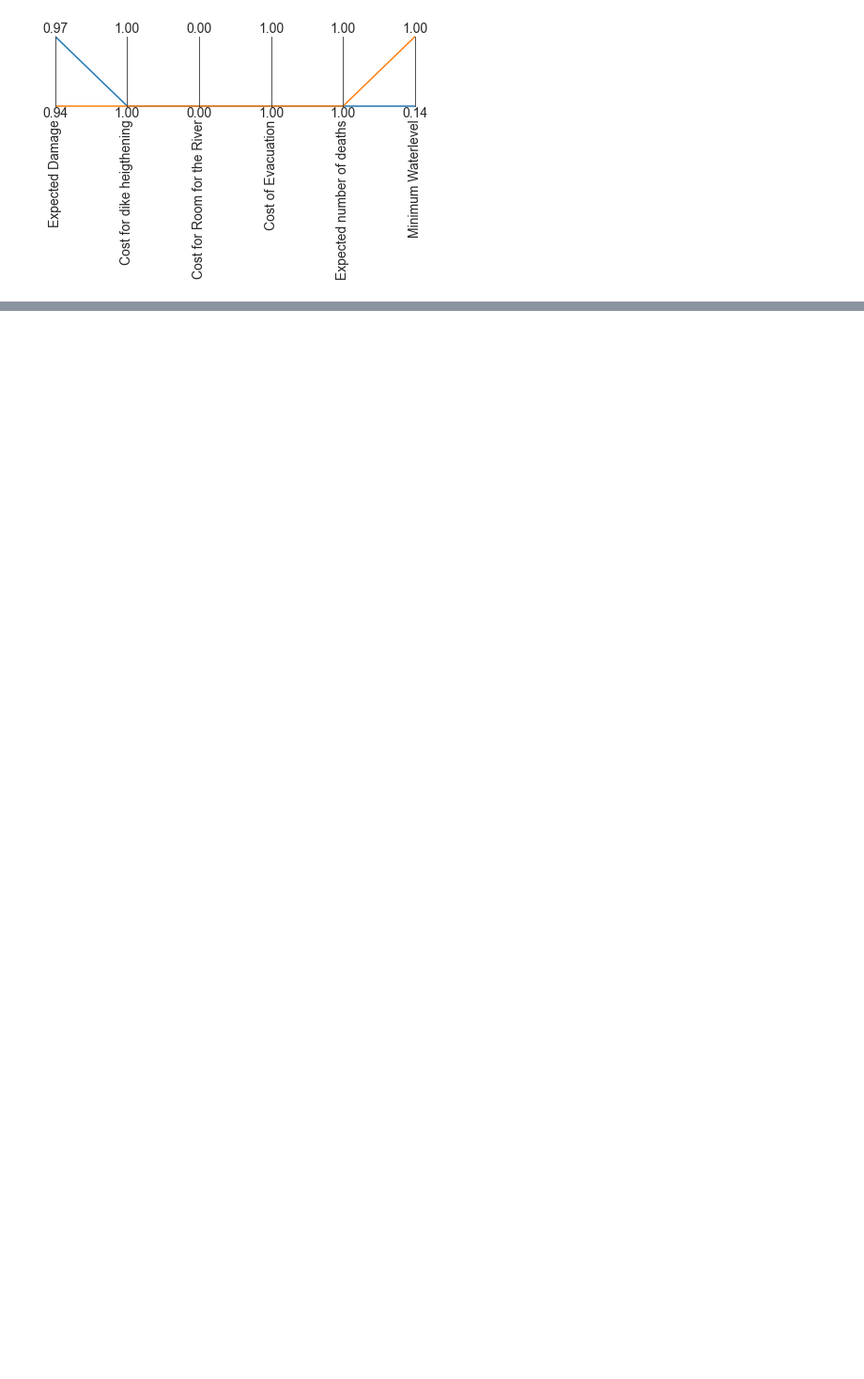
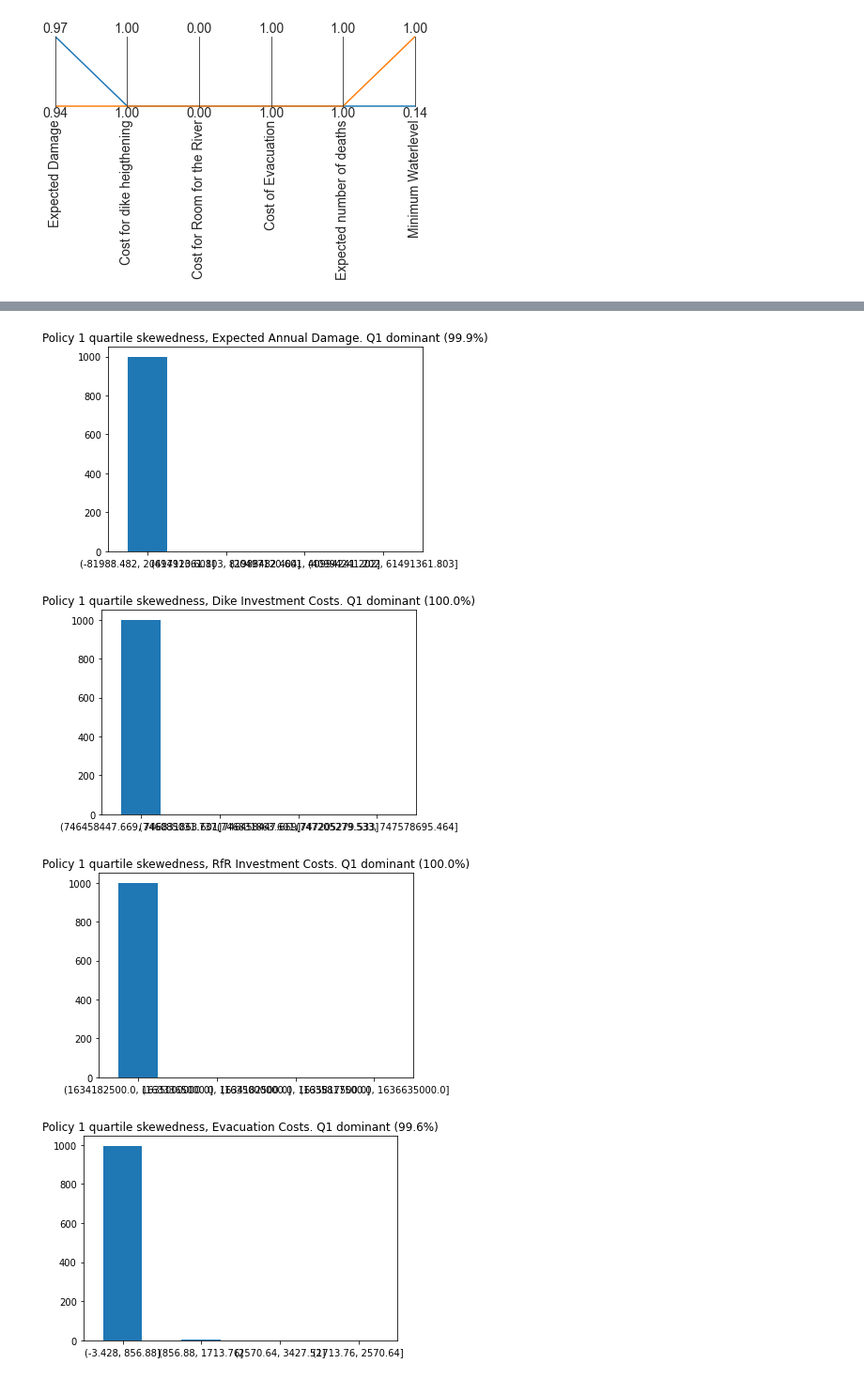
Before and after one commit to floristevito/EPA1361, a Jupyter notebook: lab_sessions/final assignment/Results_visualisation.ipynb, the cells around one changed output, grey strips where cells are left out. Shown at 94% size. Saved outputs shown, nothing was run; the diff lists cells and outputs as text; code cells hidden in the pictures; blank space fills up the shorter version.

```diff
--- a/lab_sessions/final assignment/Results_visualisation.ipynb
+++ b/lab_sessions/final assignment/Results_visualisation.ipynb
@@ -194,0 +144,7 @@ Text(0.5, 1.0, 'water level distribution')
+# %%
+quartile_skewedness_results(results_pol1,objectives,1)
+# %% [output]
+[figure, added]
+[figure, added]
+[figure, added]
+[figure, added]
```
Also changed, not shown: parts of 14 cells of this notebook.
